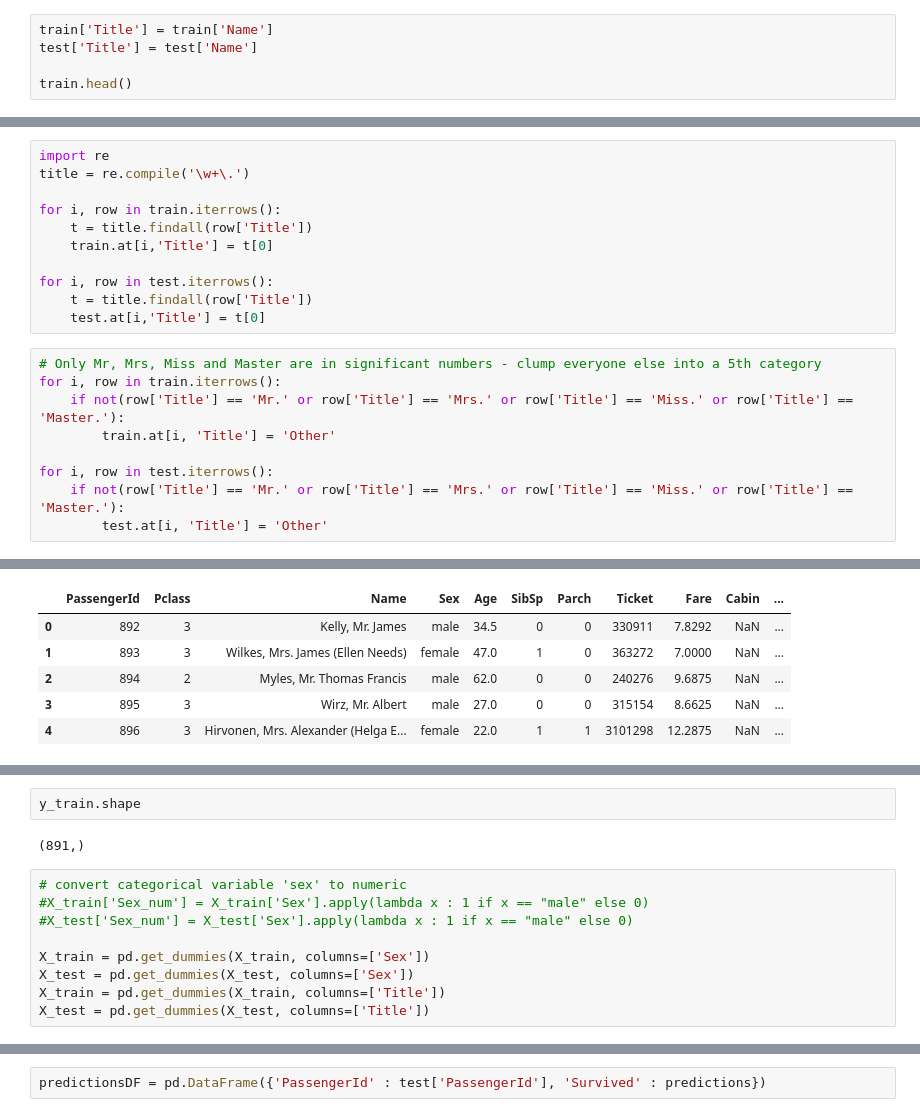
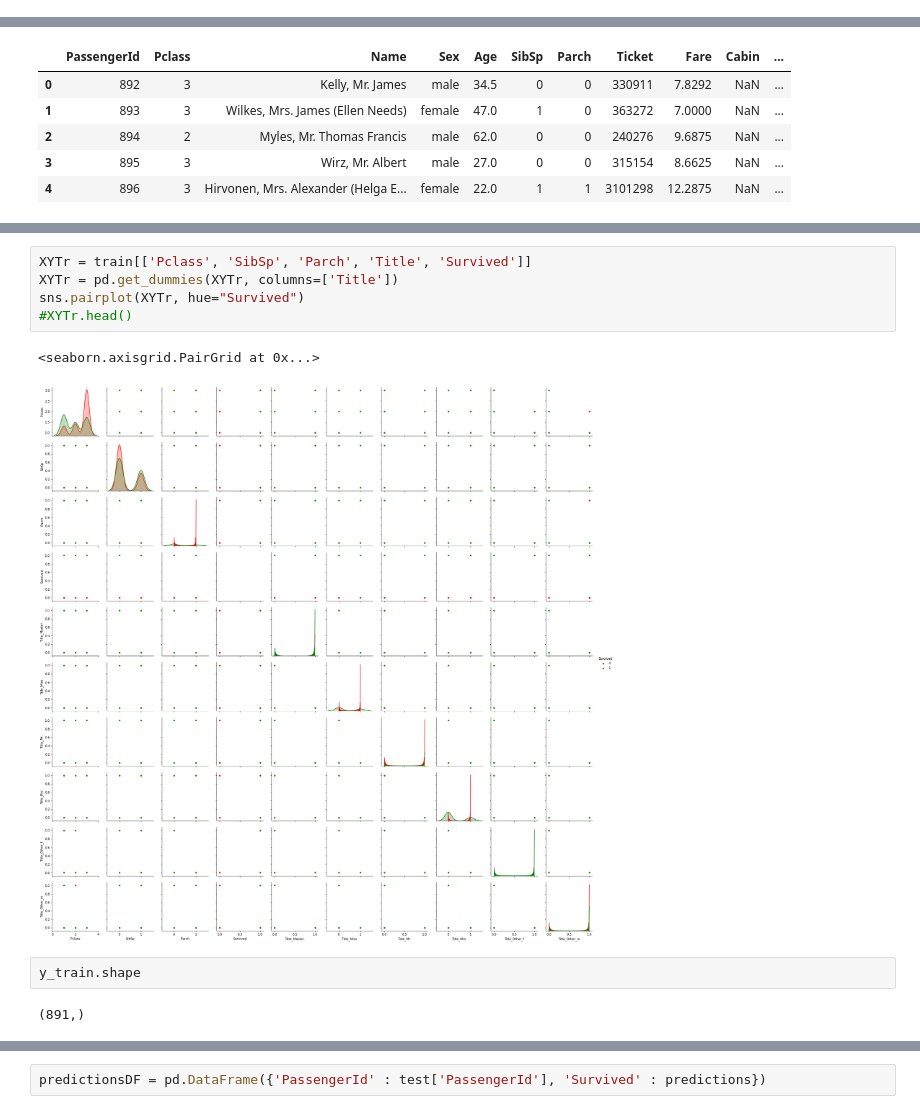
Before and after one commit to hsaikia/Kaggle-notebooks, a Jupyter notebook: titanic/titanic.ipynb, the cells around one changed output, grey strips where cells are left out. Cells and saved outputs as stored; diff of their text form.

```diff
--- a/titanic/titanic.ipynb
+++ b/titanic/titanic.ipynb
@@ -41,5 +148,0 @@ memory usage: 83.6+ KB
-# %%
-train['Title'] = train['Name']
-test['Title'] = test['Name']
-
-train.head()
@@ -53,23 +149,3 @@ train.head()
-# %%
-import re
-title = re.compile('\w+\.')
-
-for i, row in train.iterrows():
-    t = title.findall(row['Title'])
-    train.at[i,'Title'] = t[0]
-
-for i, row in test.iterrows():
-    t = title.findall(row['Title'])
-    test.at[i,'Title'] = t[0]
-# %%
-# Only Mr, Mrs, Miss and Master are in significant numbers - clump everyone else into a 5th category
-for i, row in train.iterrows():
-    if not(row['Title'] == 'Mr.' or row['Title'] == 'Mrs.' or row['Title'] == 'Miss.' or row['Title'] == 'Master.'):
-        train.at[i, 'Title'] = 'Other'
-
-for i, row in test.iterrows():
-    if not(row['Title'] == 'Mr.' or row['Title'] == 'Mrs.' or row['Title'] == 'Miss.' or row['Title'] == 'Master.'):
-        test.at[i, 'Title'] = 'Other'
 # %%
 test.head()
 # %% [output]
@@ -136,13 +172,12 @@ X_train.shape
+# %%
+XYTr = train[['Pclass', 'SibSp', 'Parch', 'Title', 'Survived']]
+XYTr = pd.get_dummies(XYTr, columns=['Title'])
+sns.pairplot(XYTr, hue="Survived")
+#XYTr.head()
+# %% [output]
+<seaborn.axisgrid.PairGrid at 0x...>
+[figure, added]
 # %%
 y_train.shape
 # %% [output]
 (891,)
-# %%
-# convert categorical variable 'sex' to numeric
-#X_train['Sex_num'] = X_train['Sex'].apply(lambda x : 1 if x == "male" else 0)
-#X_test['Sex_num'] = X_test['Sex'].apply(lambda x : 1 if x == "male" else 0)
-
-X_train = pd.get_dummies(X_train, columns=['Sex'])
-X_test = pd.get_dummies(X_test, columns=['Sex'])
-X_train = pd.get_dummies(X_train, columns=['Title'])
-X_test = pd.get_dummies(X_test, columns=['Title'])
```
Also changed, not shown: parts of 22 cells of this notebook.
